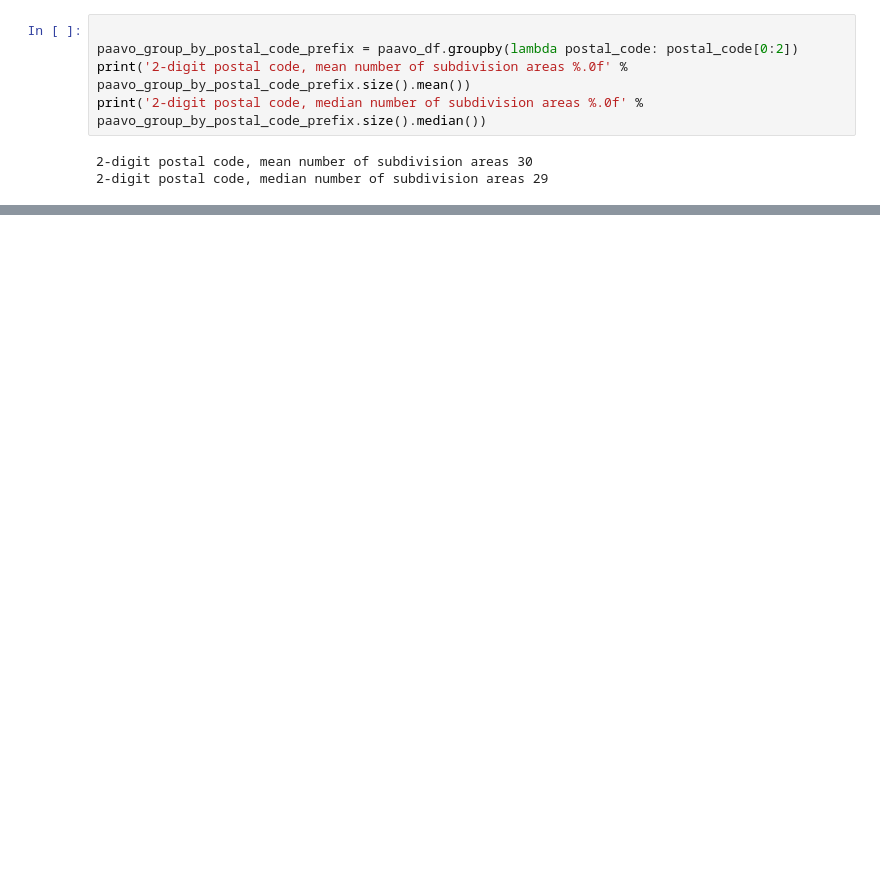
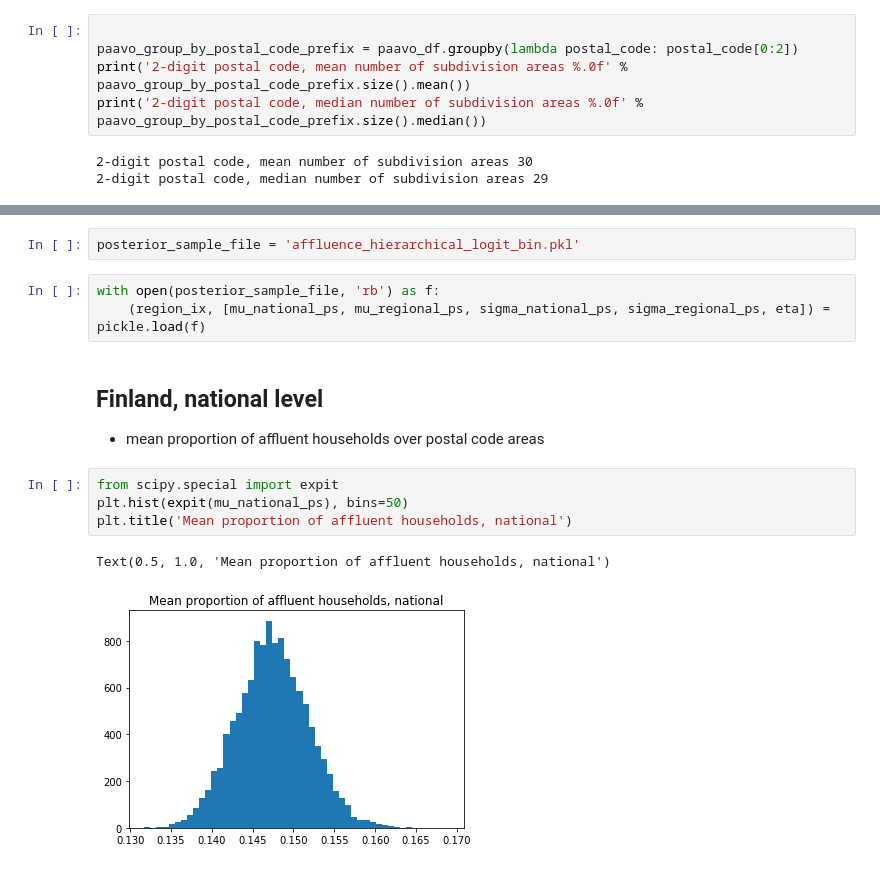
Before and after one commit to Manezki/Finland-Wealth-Segregation, a Jupyter notebook: notebooks/Postal code area segregation study II - RegionalComparison.ipynb, the cells around one changed output, grey strips where cells are left out. Drawn from its saved outputs; the diff is of its cells as text; blank space fills up the shorter version.

```diff
--- a/notebooks/Postal code area segregation study I - Data wrangling.ipynb
+++ b/notebooks/Postal code area segregation study II - RegionalComparison.ipynb
@@ -275,0 +273,15 @@ postal_code
+# %%
+posterior_sample_file = 'affluence_hierarchical_logit_bin.pkl'
+# %%
+with open(posterior_sample_file, 'rb') as f:
+    (region_ix, [mu_national_ps, mu_regional_ps, sigma_national_ps, sigma_regional_ps, eta]) = pickle.load(f)
+# %% [markdown]
+## Finland, national level
+- mean proportion of affluent households over postal code areas
+# %%
+from scipy.special import expit
+plt.hist(expit(mu_national_ps), bins=50)
+plt.title('Mean proportion of affluent households, national')
+# %% [output]
+Text(0.5, 1.0, 'Mean proportion of affluent households, national')
+[figure, added]
```
Also changed, not shown: parts of 15 cells of this notebook.
